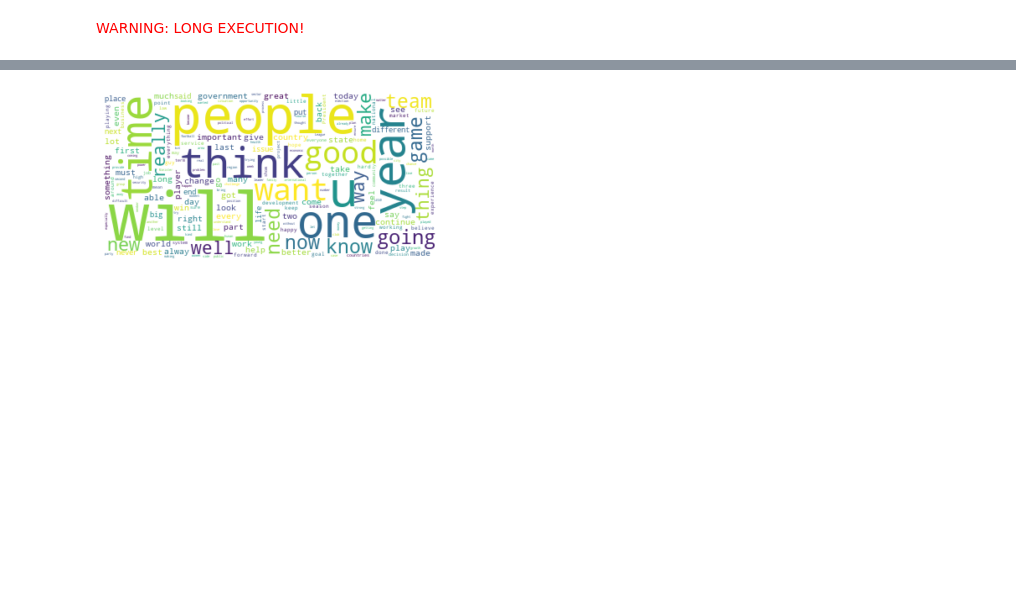
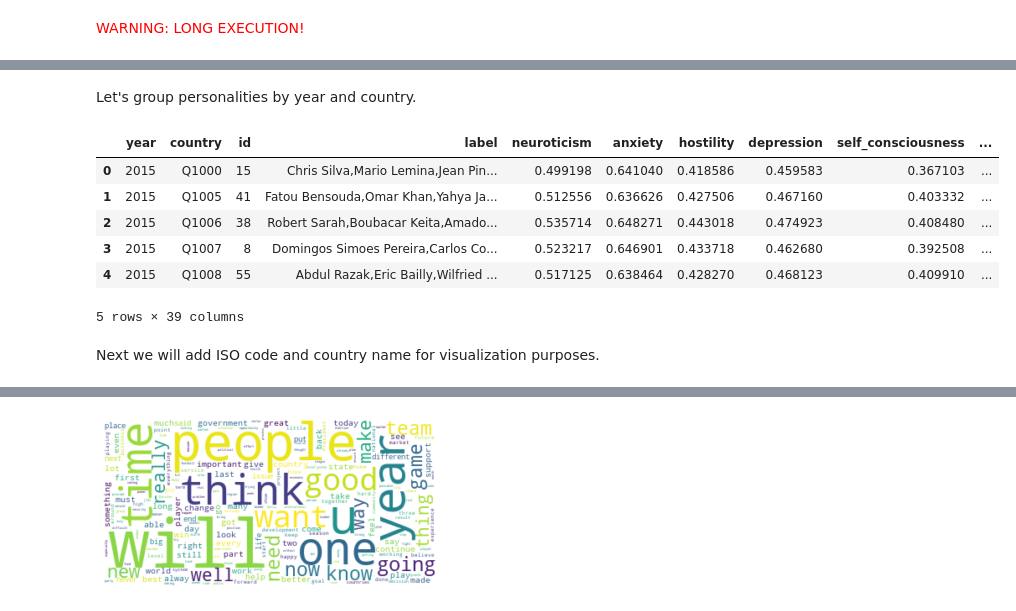
Before and after one commit to epfl-ada/ada-2021-project-madry, a Jupyter notebook: country.ipynb, the cells around one changed output, grey strips where cells are left out. Drawn from its saved outputs; the diff is of its cells as text; code cells hidden in the pictures; blank space fills up the shorter version.

```diff
--- a/country.ipynb
+++ b/country.ipynb
@@ -536,0 +545,4 @@ visualize_country_personality(country_personality_grouped_2020, location_col='co
+# %%
+for attr in PERSONALITY_ATTRS:
+    country_personality[attr] = (country_personality[attr] - country_personality[attr].min()) / \
+                                (country_personality[attr].max() - country_personality[attr].min())
@@ -536,0 +560,17 @@ visualize_country_personality(country_personality_grouped_2020, location_col='co
+# %% [markdown]
+Let's group personalities by year and country.
+# %%
+country_personality_grouped = country_personality.groupby(['year', 'country']) \
+                                                 .agg({'id': 'count',
+                                                       'label': lambda ls: ','.join([l for l in ls if l]),
+                                                       **{attr: 'mean' for attr in PERSONALITY_ATTRS}}).reset_index()
+# %%
+country_personality_grouped.head()
+# %% [output]
+|  | year | country | id | label | neuroticism | anxiety | hostility | depression | self_consciousness | ... |
+| 0 | 2015 | Q1000 | 15 | Chris Silva,Mario Lemina,Jean Pin... | 0.499198 | 0.641040 | 0.418586 | 0.459583 | 0.367103 | ... |
+| 1 | 2015 | Q1005 | 41 | Fatou Bensouda,Omar Khan,Yahya Ja... | 0.512556 | 0.636626 | 0.427506 | 0.467160 | 0.403332 | ... |
+| 2 | 2015 | Q1006 | 38 | Robert Sarah,Boubacar Keita,Amado... | 0.535714 | 0.648271 | 0.443018 | 0.474923 | 0.408480 | ... |
+| 3 | 2015 | Q1007 | 8 | Domingos Simoes Pereira,Carlos Co... | 0.523217 | 0.646901 | 0.433718 | 0.462680 | 0.392508 | ... |
+| 4 | 2015 | Q1008 | 55 | Abdul Razak,Eric Bailly,Wilfried ... | 0.517125 | 0.638464 | 0.428270 | 0.468123 | 0.409910 | ... |
+5 rows × 39 columns
@@ -536,0 +579,2 @@ visualize_country_personality(country_personality_grouped_2020, location_col='co
+# %% [markdown]
+Next we will add ISO code and country name for visualization purposes.
```
Also changed, not shown: parts of 65 cells of this notebook, 2 other files.
